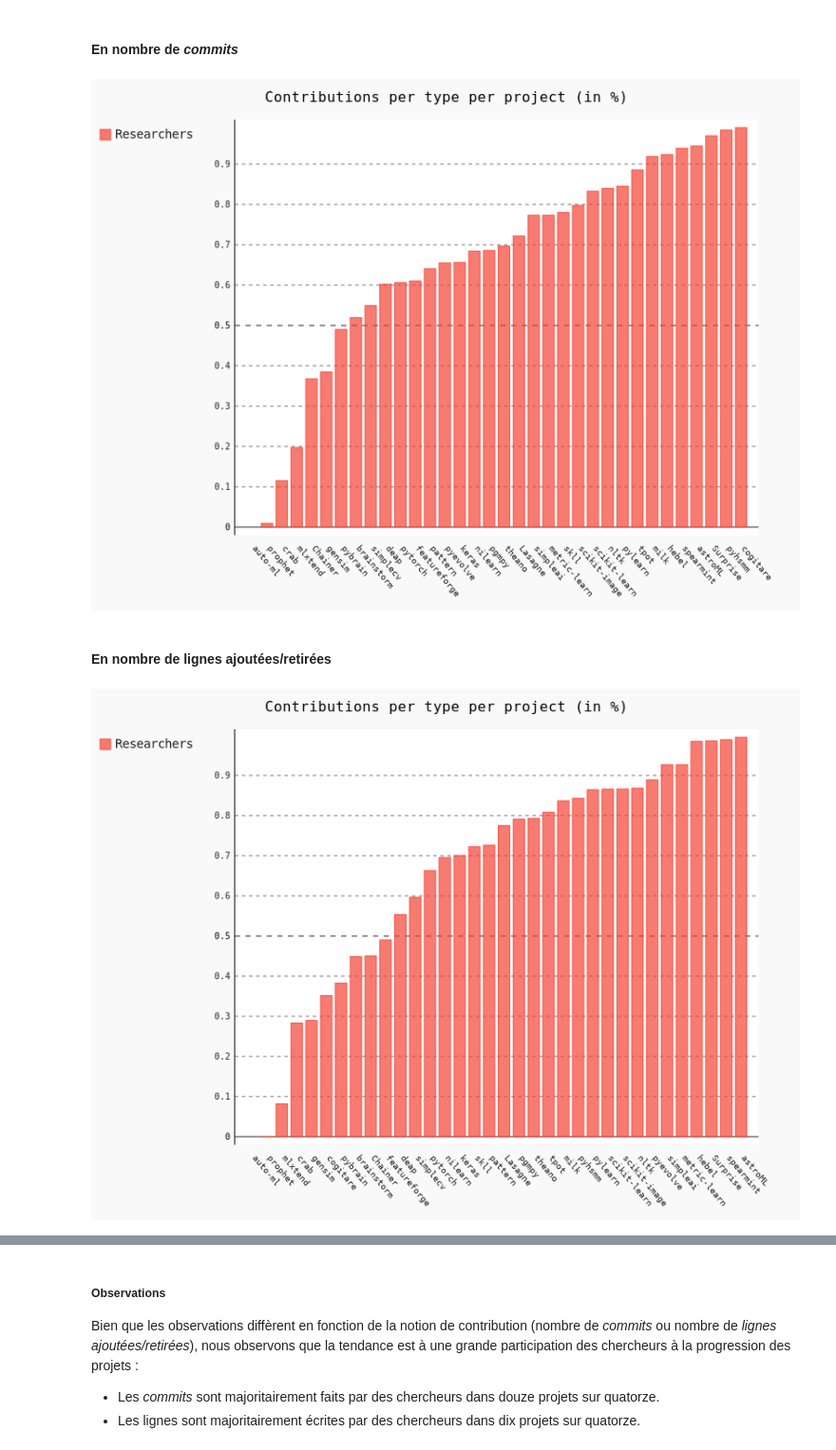
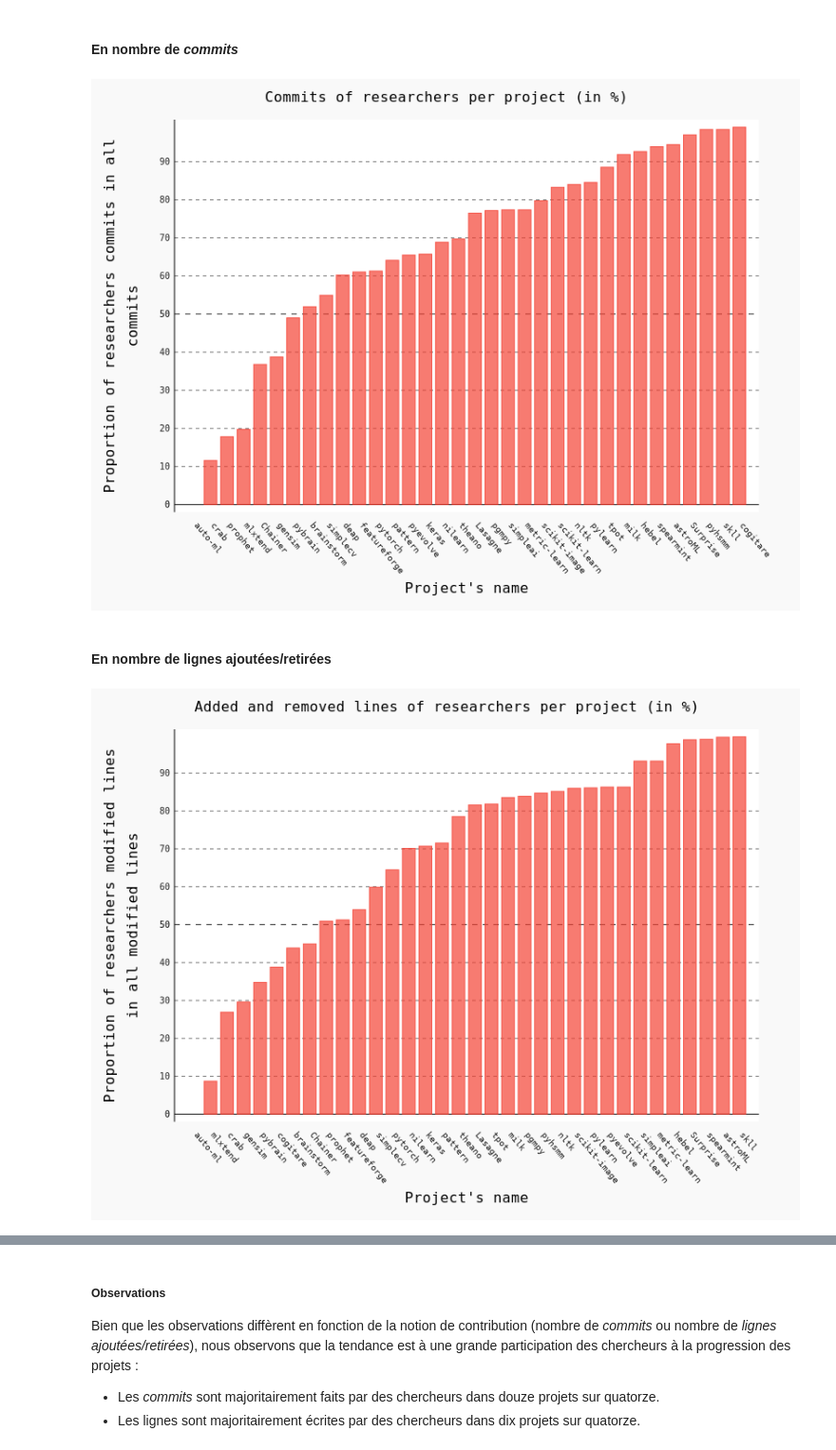
Before and after one commit to AntoineAube/commit-classification, a Jupyter notebook: researchers-contributors/are-these-projects-made-by-researchers.ipynb, the cells around one changed output, grey strips where cells are left out. Shown at 95% size. Cells and saved outputs as stored; diff of their text form; code cells hidden in the pictures.

```diff
--- a/researchers-contributors/are-these-projects-made-by-researchers.ipynb
+++ b/researchers-contributors/are-these-projects-made-by-researchers.ipynb
@@ -198,32 +200,36 @@ for name in projects_commits.keys():
 projects_to_researchers = np.array(sorted(projects_to_researchers, key = itemgetter(1)))
 projects_names = projects_to_researchers[:, 0]
 
-bar = pygal.Bar(x_label_rotation = 50)
-bar.title = 'Contributions per type per project (in %)'
+bar = pygal.Bar(x_label_rotation = 50, show_legend = False)
+bar.title = 'Commits of researchers per project (in %)'
+bar.x_title = 'Project\'s name'
+bar.y_title = 'Proportion of researchers commits in all commits'
 bar.x_labels = projects_names
-bar.add('Researchers', list(map(float, list(projects_to_researchers[:, 1]))))
+bar.add('Researchers', np.array(list(map(float, list(projects_to_researchers[:, 1])))) * 100)
 # %% [output]
-[figure, old version]
+[figure, new version]
 # %% [markdown]
 #### En nombre de lignes ajoutées/retirées
 # %%
 def compute_researchers(project_name):
     global projects_commits
 
     project_commits = projects_commits[project_name]
 
-    return project_commits['ADDED_LINES'][project_commits['IS_RESEARCHER'] == True].sum() / project_commits['ADDED_LINES'].sum()
+    return (project_commits['ADDED_LINES'][project_commits['IS_RESEARCHER'] == True].sum() + project_commits['DELETED_LINES'][project_commits['IS_RESEARCHER'] == True].sum()) / (project_commits['ADDED_LINES'].sum() + project_commits['DELETED_LINES'].sum())
 
 projects_to_researchers = []
 for name in projects_commits.keys():
     projects_to_researchers.append([name, compute_researchers(name)])
 
 projects_to_researchers = np.array(sorted(projects_to_researchers, key = itemgetter(1)))
 projects_names = projects_to_researchers[:, 0]
 
-bar = pygal.Bar(x_label_rotation = 50)
-bar.title = 'Contributions per type per project (in %)'
+bar = pygal.Bar(x_label_rotation = 50, show_legend = False)
+bar.title = 'Added and removed lines of researchers per project (in %)'
+bar.x_title = 'Project\'s name'
+bar.y_title = 'Proportion of researchers modified lines in all modified lines'
 bar.x_labels = projects_names
-bar.add('Researchers', list(map(float, list(projects_to_researchers[:, 1]))))
+bar.add('Researchers', np.array(list(map(float, list(projects_to_researchers[:, 1])))) * 100)
 # %% [output]
-[figure, old version]
+[figure, new version]
```
Also changed, not shown: parts of 22 cells of this notebook, 5 other files.
